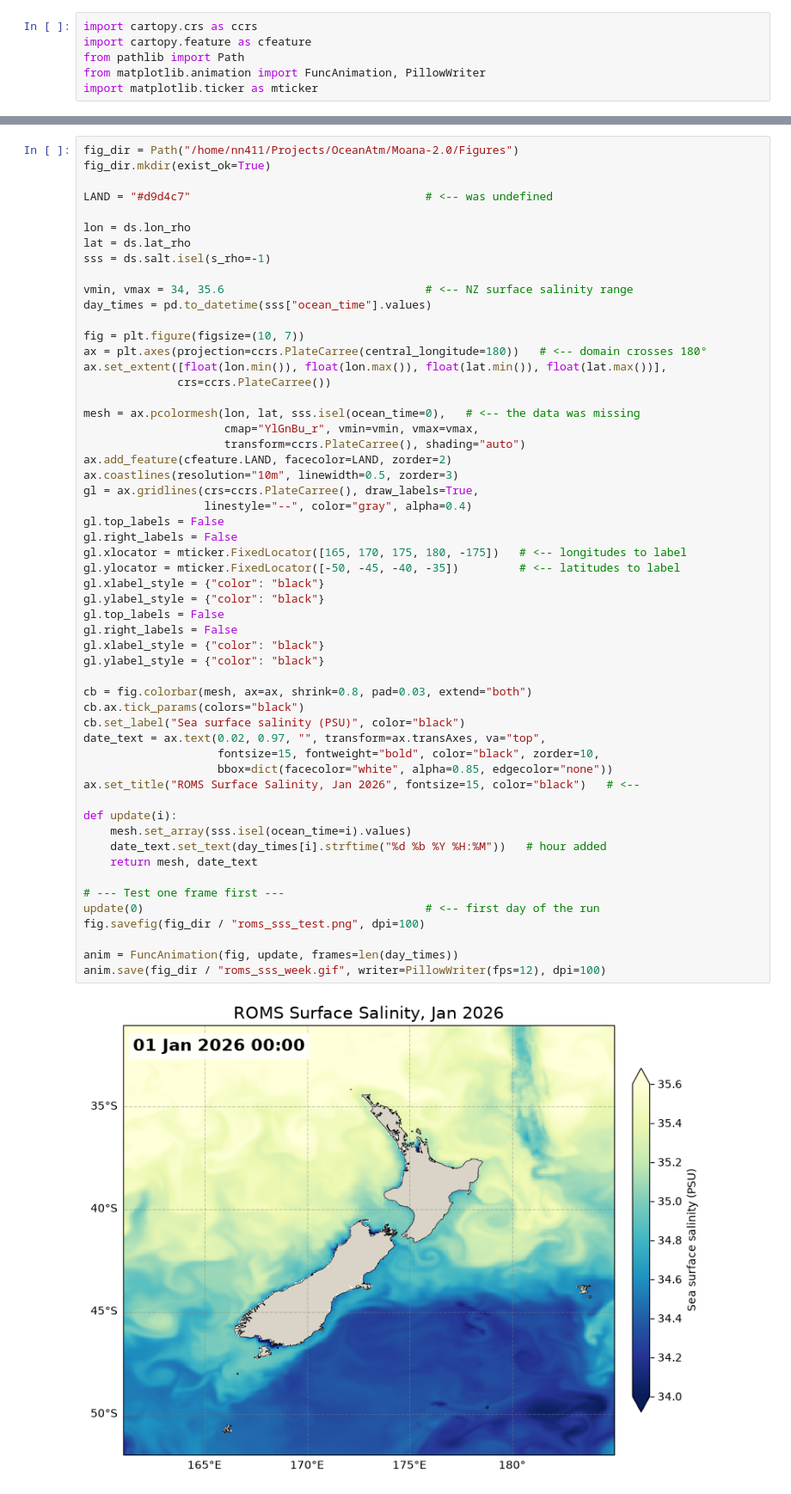
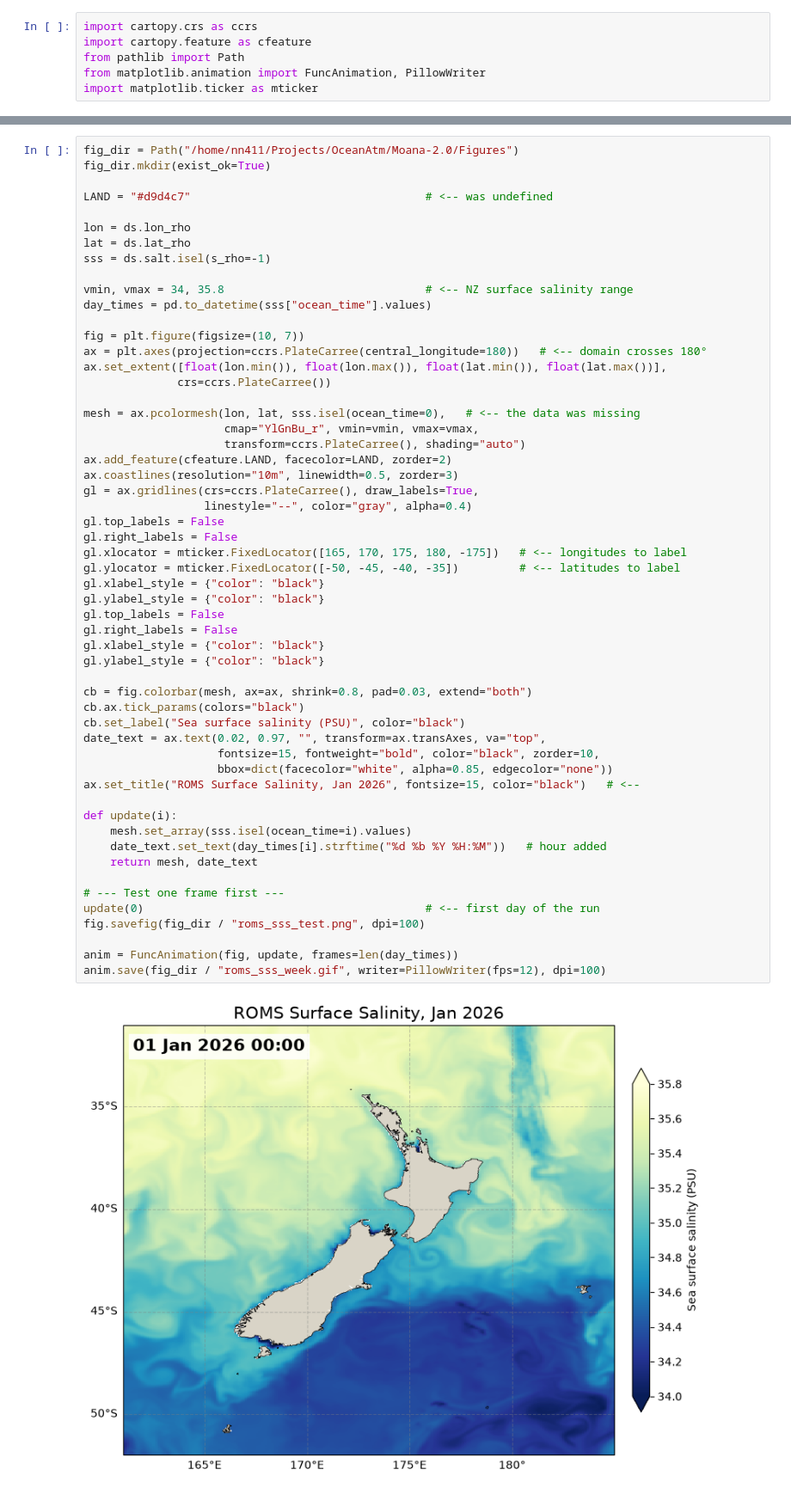
Before and after one commit to Ocean-Atmosphere-modeling/Moana-2.0, a Jupyter notebook: Notebooks/Checking_Moana_Week_Run.ipynb, the cells around one changed output, grey strips where cells are left out. Shown at 86% size. Cells and saved outputs as stored; diff of their text form.

Commit message:
Updated color bar ranges for sea surface temperature and salinity

```diff
--- a/Notebooks/Checking_Moana_Week_Run.ipynb
+++ b/Notebooks/Checking_Moana_Week_Run.ipynb
@@ -249,7 +253,7 @@ lon = ds.lon_rho
 lat = ds.lat_rho
 sss = ds.salt.isel(s_rho=-1)
 
-vmin, vmax = 34, 35.6                              # <-- NZ surface salinity range
+vmin, vmax = 34, 35.8                              # <-- NZ surface salinity range
 day_times = pd.to_datetime(sss["ocean_time"].values)
 
 fig = plt.figure(figsize=(10, 7))
@@ -268,31 +272,31 @@ gl.top_labels = False
 gl.right_labels = False
 gl.xlocator = mticker.FixedLocator([165, 170, 175, 180, -175])   # <-- longitudes to label
 gl.ylocator = mticker.FixedLocator([-50, -45, -40, -35])         # <-- latitudes to label
 gl.xlabel_style = {"color": "black"}
 gl.ylabel_style = {"color": "black"}
 gl.top_labels = False
 gl.right_labels = False
 gl.xlabel_style = {"color": "black"}
 gl.ylabel_style = {"color": "black"}
 
 cb = fig.colorbar(mesh, ax=ax, shrink=0.8, pad=0.03, extend="both")
 cb.ax.tick_params(colors="black")
 cb.set_label("Sea surface salinity (PSU)", color="black")
 date_text = ax.text(0.02, 0.97, "", transform=ax.transAxes, va="top",
                     fontsize=15, fontweight="bold", color="black", zorder=10,
                     bbox=dict(facecolor="white", alpha=0.85, edgecolor="none"))
 ax.set_title("ROMS Surface Salinity, Jan 2026", fontsize=15, color="black")   # <--
 
 def update(i):
     mesh.set_array(sss.isel(ocean_time=i).values)
     date_text.set_text(day_times[i].strftime("%d %b %Y %H:%M"))   # hour added
     return mesh, date_text
 
 # --- Test one frame first ---
 update(0)                                          # <-- first day of the run
 fig.savefig(fig_dir / "roms_sss_test.png", dpi=100)
 
 anim = FuncAnimation(fig, update, frames=len(day_times))
 anim.save(fig_dir / "roms_sss_week.gif", writer=PillowWriter(fps=12), dpi=100)
 # %% [output]
-[figure, old version]
+[figure, new version]
```
Also changed, not shown: parts of 3 cells of this notebook, 4 other files.
